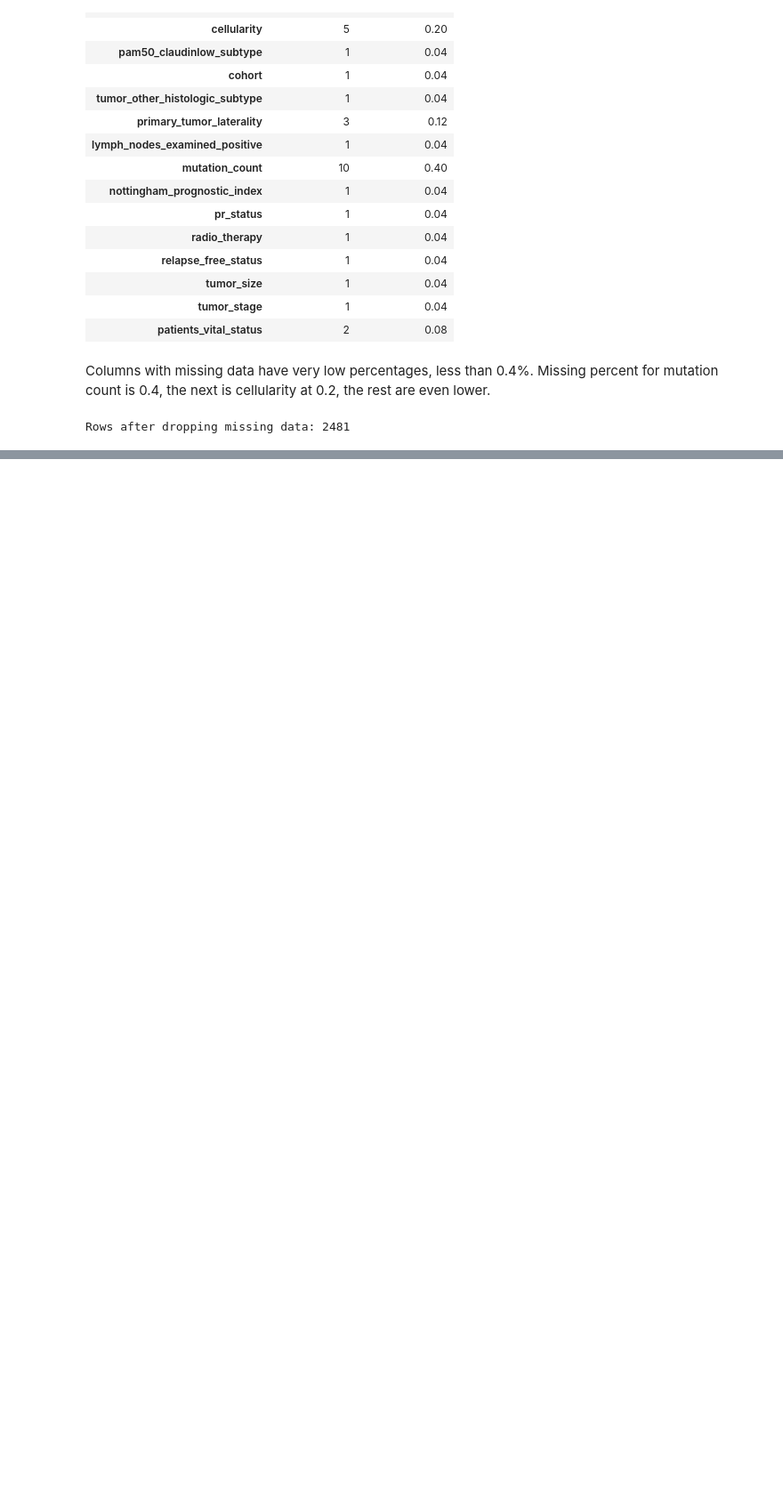
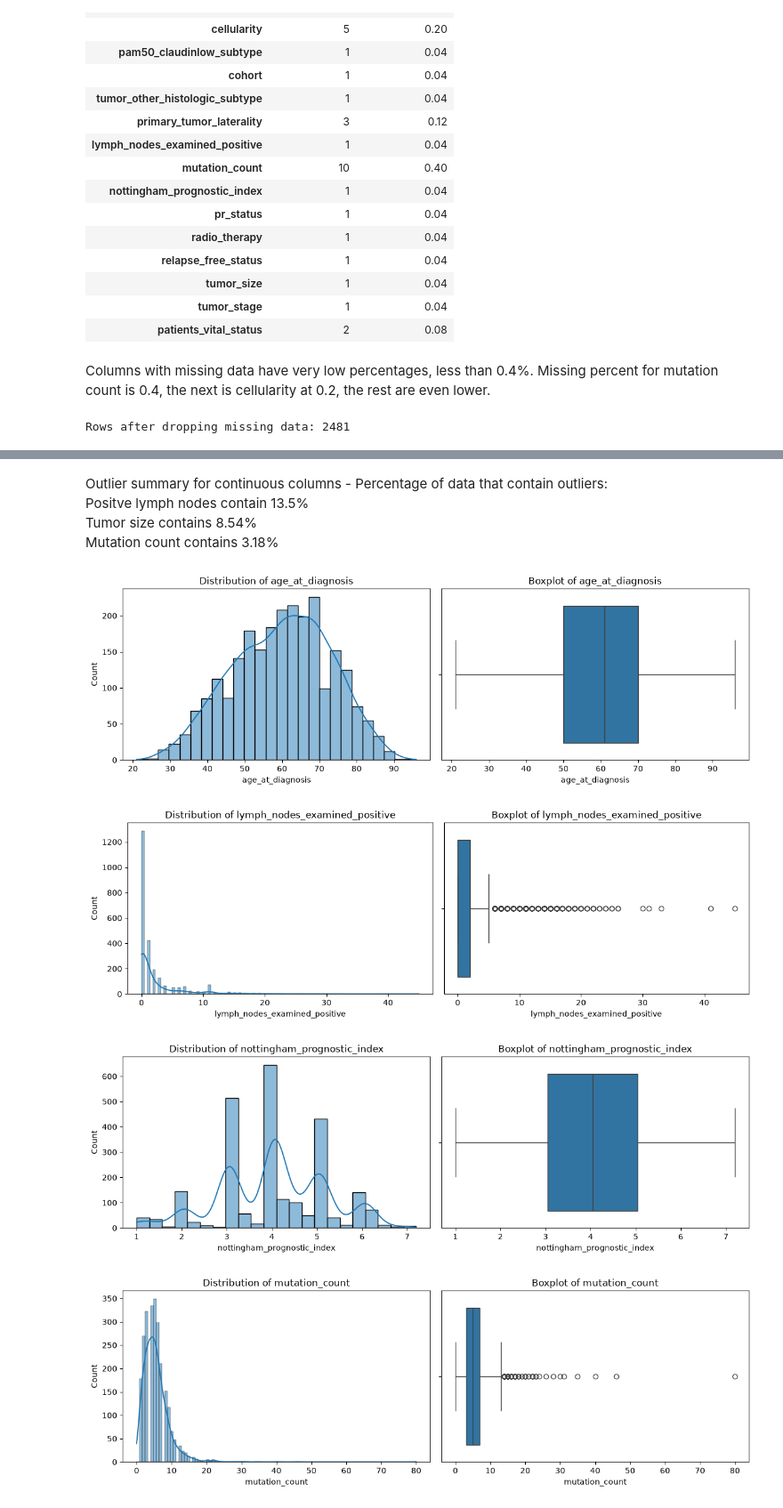
Before and after one commit to jbakkiyanathan/AAI500_Breast_Cancer_Analysis, a Jupyter notebook: breast_cancer_final.ipynb, the cells around one changed output, grey strips where cells are left out. Shown at 89% size. Drawn from its saved outputs; the diff is of its cells as text; code cells hidden in the pictures; blank space fills up the shorter version.

```diff
--- a/breast_cancer_final.ipynb
+++ b/breast_cancer_final.ipynb
@@ -140,0 +172,28 @@ Rows after dropping missing data: 2481
+# %%
+# check for outliers in continuous columns
+outlier_summary = []
+
+for col in continuous_cols:
+    Q1 = cancer_df_unique_cleaned[col].quantile(0.25)
+    Q3 = cancer_df_unique_cleaned[col].quantile(0.75)
+    IQR = Q3 - Q1
+
+    lower_bound = Q1 - 1.5 * IQR
+    upper_bound = Q3 + 1.5 * IQR
+
+    outliers = cancer_df_unique_cleaned[
+        (cancer_df_unique_cleaned[col] < lower_bound) |
+        (cancer_df_unique_cleaned[col] > upper_bound)
+    ]
+
+    outlier_summary.append({
+        "Variable": col,
+        "Lower Bound": lower_bound,
+        "Upper Bound": upper_bound,
+        "Outliers": len(outliers),
+        "Percent": len(outliers) / len(cancer_df_unique_cleaned) * 100
+    })
+
+outlier_df = pd.DataFrame(outlier_summary)
+
+outlier_df
@@ -140,0 +209,24 @@ Rows after dropping missing data: 2481
+# %% [markdown]
+Outlier summary for continuous columns - Percentage of data that contain outliers:
+Positve lymph nodes contain 13.5%
+Tumor size contains 8.54%
+Mutation count contains 3.18%
+# %%
+# Continuous columns visualization
+import matplotlib.pyplot as plt
+
+import seaborn as sns
+
+for col in continuous_cols:
+    fig, axes = plt.subplots(1, 2, figsize=(12, 4))
+    sns.histplot(cancer_df_unique_cleaned[col], kde=True, ax=axes[0])
+    axes[0].set_title(f"Distribution of {col}")
+    sns.boxplot(x=cancer_df_unique_cleaned[col], ax=axes[1])
+    axes[1].set_title(f"Boxplot of {col}")
+    plt.tight_layout()
+    plt.show()
+# %% [output]
+[figure, added]
+[figure, added]
+[figure, added]
+[figure, added]
```
Also changed, not shown: parts of 16 cells of this notebook, 1 other file.
